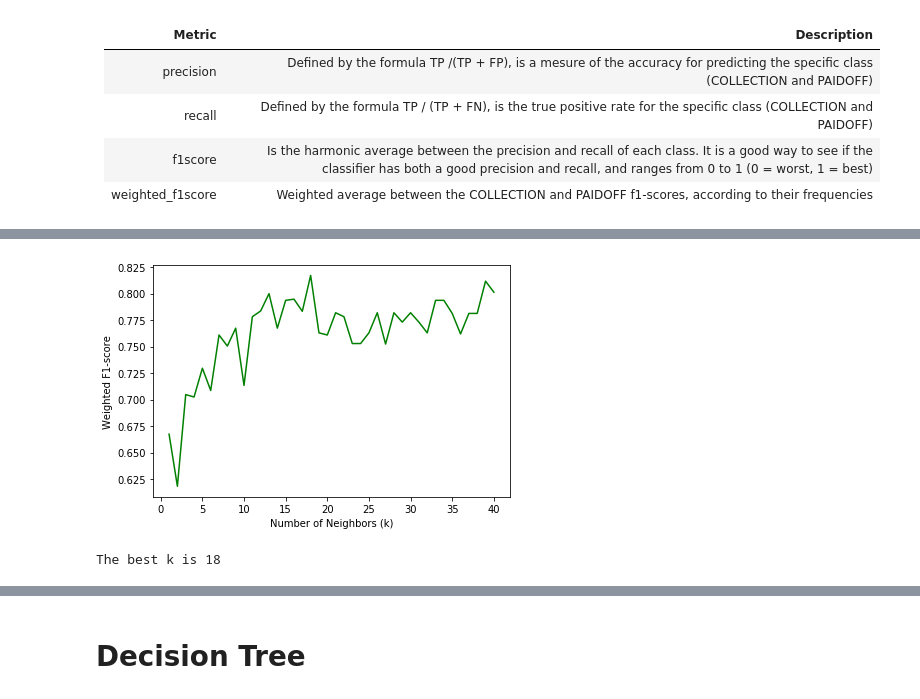
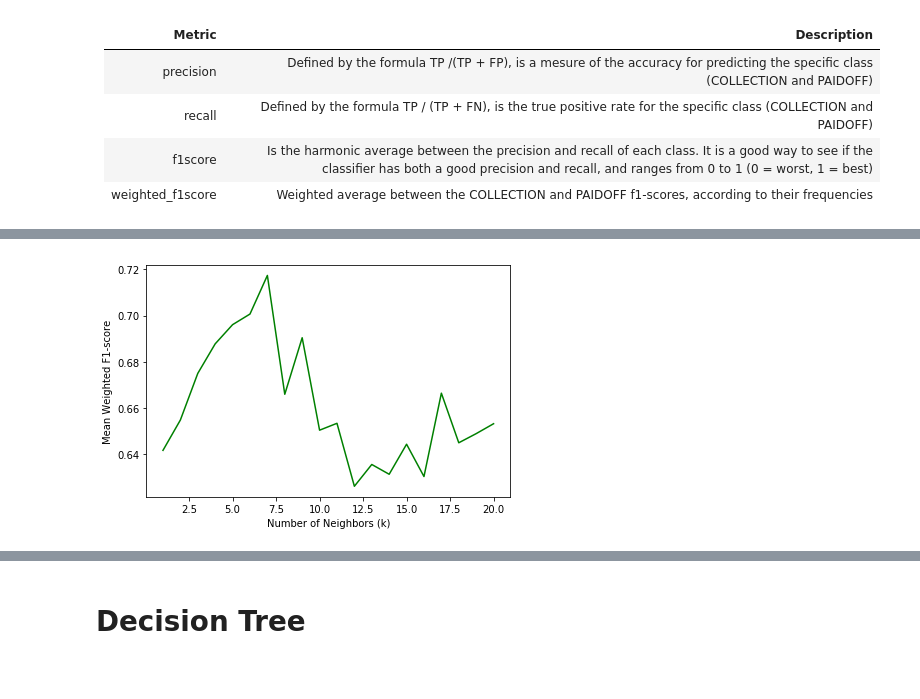
Before and after one commit to rcmtavares/coursera-capstone-project, a Jupyter notebook: ML0101EN final project.ipynb, the cells around one changed output, grey strips where cells are left out. Saved outputs shown, nothing was run; the diff lists cells and outputs as text; code cells hidden in the pictures.

Commit message:
Completely rewritten to use the Cross Validation evaluation for all models, during the models optimization.

```diff
--- a/ML0101EN final project.ipynb
+++ b/ML0101EN final project.ipynb
@@ -389,0 +294,39 @@ So, the **weighted_f1score** metric is capable of aggregating the performance of
+# %%
+from sklearn.model_selection import cross_val_score
+import warnings
+# ignore warnings for the f1-score calculations when the test set doesn't allow calculation
+# for some class
+warnings.filterwarnings('ignore')
+
+# This function runs the cross validation on the model, using 5 partitions
+# (1/5 of data for test set, 4/5 for train set), print the Weighted F1-score
+# for each iteration, and the mean f1-score from all iterations.
+# Returns the mean f1-score
+def eval_model(model, X_data, y_data, message) :
+    """
+    This function runs the cross validation on the model provided, using 5 partitions
+    (1/5 of data for test set, 4/5 for train set)
+    """
+    scores = cross_val_score(model, X_data, y_data, scoring='f1_weighted', cv=5)
+    mean_score = scores.mean()
+    print(f"{message}: scores={scores}  mean_f1score={mean_score}")
+    return mean_score
+# %%
+from sklearn.neighbors import KNeighborsClassifier
+from sklearn import metrics
+
+# Create lists for storing the iteration data
+k_values = []
+mean_f1scores = []
+
+min_k = 1
+max_k = 20
+
+# Iterate the values of k (number of neighbors)
+for k in range(min_k, max_k+1):
+    # Create a KNN classifier and evaluate with cross validation
+    knn = KNeighborsClassifier(n_neighbors = k)
+    mean_score = eval_model(knn, X, y, f"KNN(k={k})")
+
+    k_values.append(k)
+    mean_f1scores.append(mean_score)
@@ -390,21 +354,9 @@ So, the **weighted_f1score** metric is capable of aggregating the performance of
 # %%
 # Plot the accuracy of the model as a function of k, to analyze if there is a trend
-plt.plot(results[['k']], results[['weighted_f1score']],'g')
-plt.ylabel('Weighted F1-score')
+plt.plot(k_values, mean_f1scores,'g')
+plt.ylabel('Mean Weighted F1-score')
 plt.xlabel('Number of Neighbors (k)')
 plt.tight_layout()
 plt.show()
 # %% [output]
-[figure, old version]
+[figure, new version]
-# %%
-# Extract the rows that contain the highest accuracy from the results table (there can be more that one row with the same accuracy)
-best_results = results[results.weighted_f1score == max(results['weighted_f1score'])]
-
-# Determines the best value of k, i.e, the minimum value of k that leads to the highest accuracy
-best_k = min(best_results['k'].values)
-
-print("The best k is", best_k)
-
-# We can see that the best performance of the KNN algotithm, for this data set, is achieved with k=18
-# %% [output]
-The best k is 18
```
Also changed, not shown: parts of 62 cells of this notebook.
